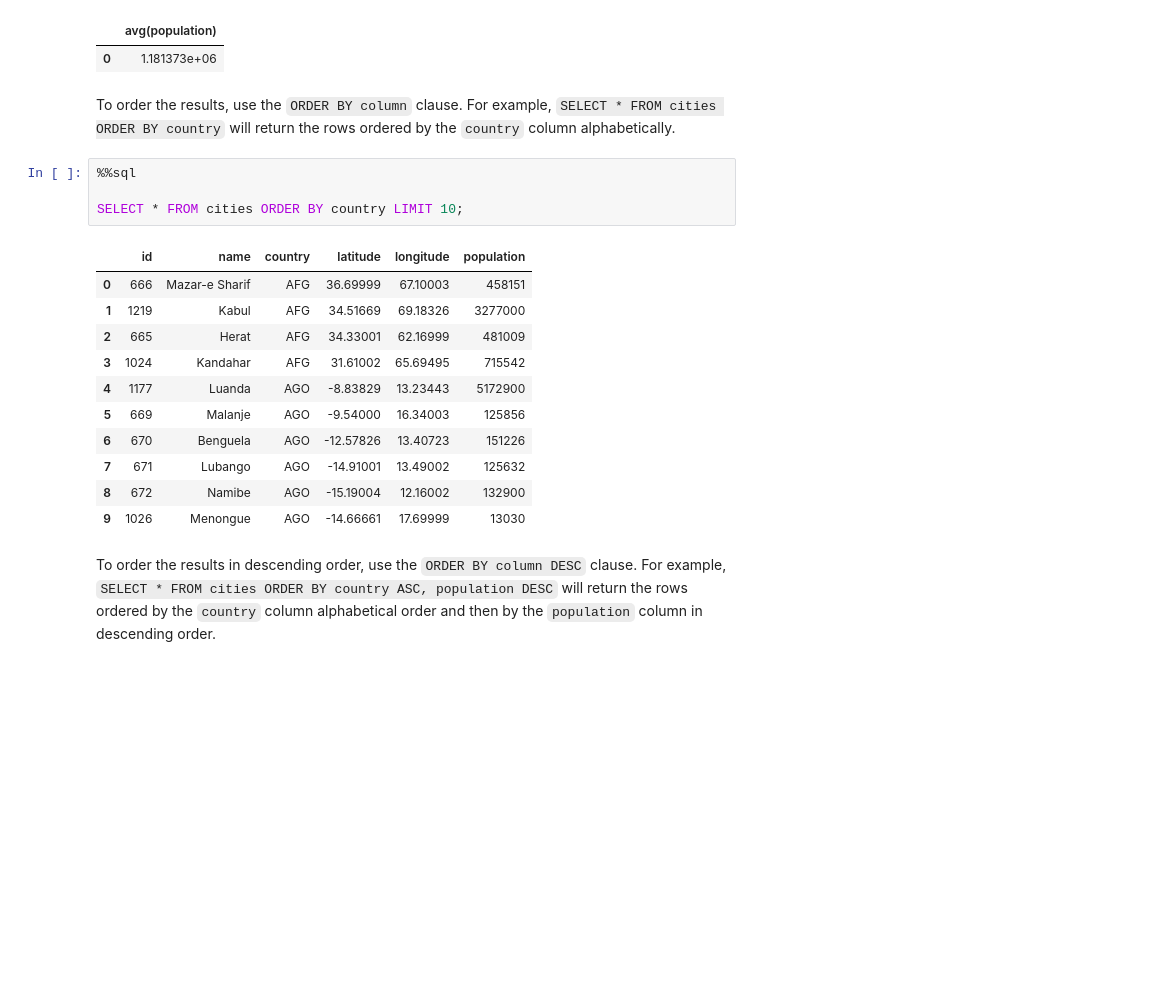
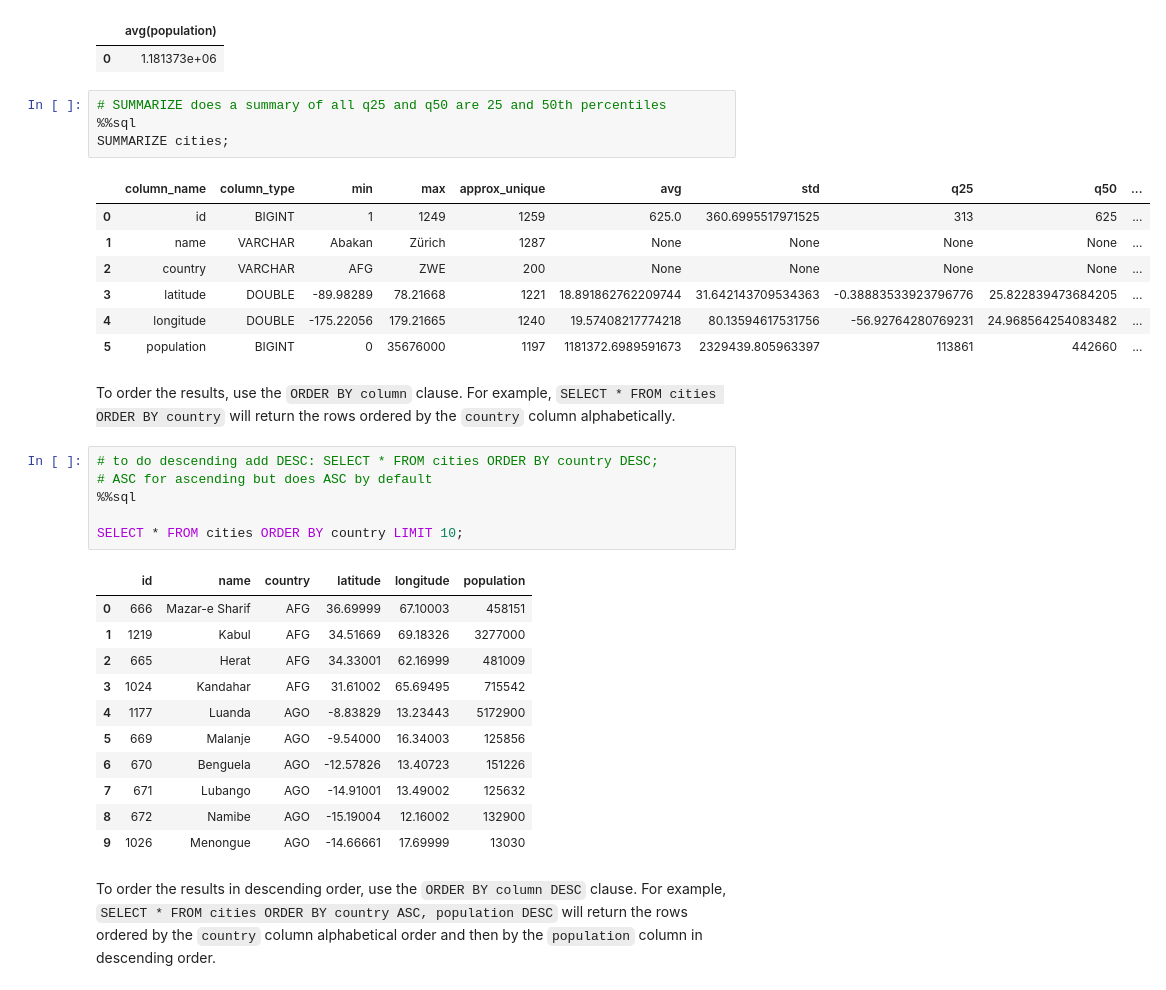
Before and after one commit to VRConservation/geog-414, a Jupyter notebook: book/duckdb/02_sql_basics.ipynb, the cells around one changed output. Saved outputs shown, nothing was run; the diff lists cells and outputs as text; blank space fills up the shorter version.

```diff
--- a/book/duckdb/02_sql_basics.ipynb
+++ b/book/duckdb/02_sql_basics.ipynb
@@ -301,9 +292,23 @@ SELECT AVG(population) FROM cities;
 # %% [output]
 |  | avg(population) |
 | 0 | 1.181373e+06 |
+# %%
+# SUMMARIZE does a summary of all q25 and q50 are 25 and 50th percentiles
+%%sql
+SUMMARIZE cities;
+# %% [output]
+|  | column_name | column_type | min | max | approx_unique | avg | std | q25 | q50 | ... |
+| 0 | id | BIGINT | 1 | 1249 | 1259 | 625.0 | 360.6995517971525 | 313 | 625 | ... |
+| 1 | name | VARCHAR | Abakan | Zürich | 1287 | None | None | None | None | ... |
+| 2 | country | VARCHAR | AFG | ZWE | 200 | None | None | None | None | ... |
+| 3 | latitude | DOUBLE | -89.98289 | 78.21668 | 1221 | 18.891862762209744 | 31.642143709534363 | -0.38883533923796776 | 25.822839473684205 | ... |
+| 4 | longitude | DOUBLE | -175.22056 | 179.21665 | 1240 | 19.57408217774218 | 80.13594617531756 | -56.92764280769231 | 24.968564254083482 | ... |
+| 5 | population | BIGINT | 0 | 35676000 | 1197 | 1181372.6989591673 | 2329439.805963397 | 113861 | 442660 | ... |
 # %% [markdown]
 To order the results, use the `ORDER BY column` clause. For example, `SELECT * FROM cities ORDER BY country` will return the rows ordered by the `country` column alphabetically.
 # %%
+# to do descending add DESC: SELECT * FROM cities ORDER BY country DESC;
+# ASC for ascending but does ASC by default
 %%sql
 
 SELECT * FROM cities ORDER BY country LIMIT 10;
```
Also changed, not shown: parts of 9 cells of this notebook, 5 other files.
